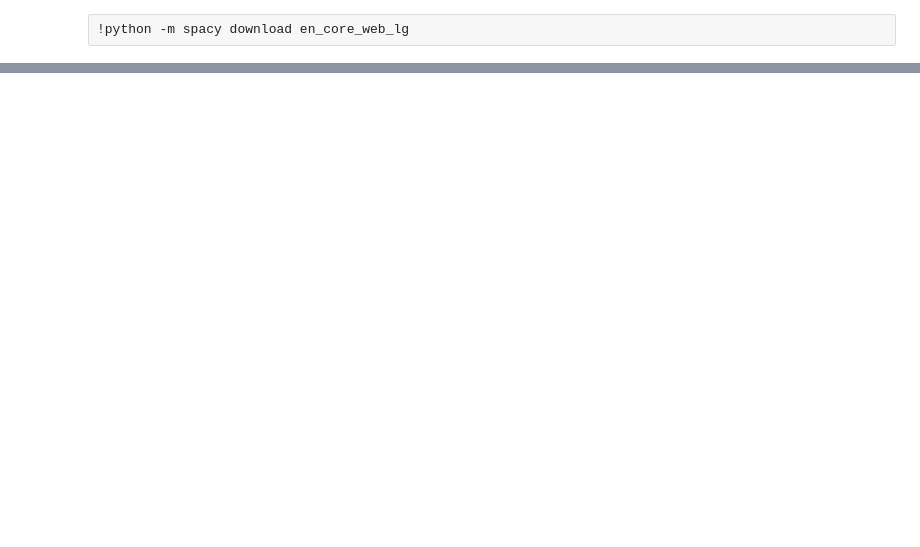
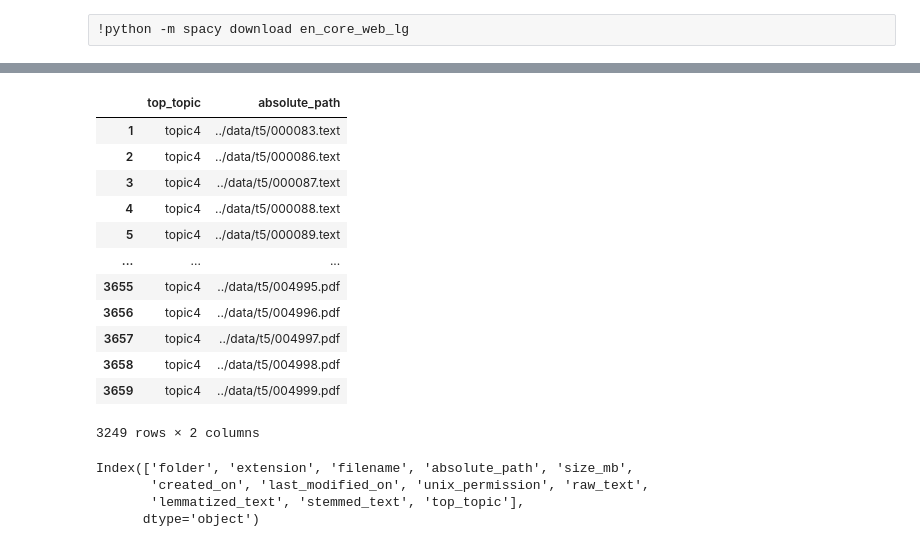
Before and after one commit to sizigia/controlledchaos, a Jupyter notebook: notebooks/3_Cleaning Text.ipynb, the cells around one changed output, grey strips where cells are left out. Cells and saved outputs as stored; diff of their text form; code cells hidden in the pictures; blank space fills up the shorter version.

```diff
--- a/notebooks/3_Cleaning Text.ipynb
+++ b/notebooks/3_Cleaning Text.ipynb
@@ -102,0 +130,10 @@ print("%s")
+# %%
+pair_sig_topic = list(zip(Sigma, range(k)))
+for i in range(k):
+    print(pair_sig_topic[i][0])
+    if str(pair_sig_topic[i][0])[:3] == str(pair_sig_topic[i + 1][0])[:3]:#(pair_sig_topic[i][0] / pair_sig_topic[i + 1][0]) == 1.0:
+        print(pair_sig_topic[i][0], pair_sig_topic[i + 1][0])
+        print(pair_sig_topic[i][1], pair_sig_topic[i + 1][1])
+        print(pair_sig_topic[i + 2])
+        print(str(pair_sig_topic[i + 2][0])[:3])
+        break
@@ -102,0 +230,21 @@ print("%s")
+# %%
+%%time
+
+# Use LDA to look for 5 topics
+learning_decay, n_topics = gridsearch.best_params_.values()
+model = LatentDirichletAllocation(learning_method='online', n_components=n_topics, learning_decay=learning_decay)
+model.fit(X_tfidf)
+
+# Print the top 10 words per topic
+n_words = 10
+feature_names = tfidf.get_feature_names()
+
+topic_list = []
+for topic_idx, topic in enumerate(model.components_):
+    top_n = [feature_names[i]
+             for i in topic.argsort()
+             [-n_words:]][::-1]
+    top_features = ' '.join(top_n)
+    topic_list.append(f"topic_{'_'.join(top_n[:3])}")
+
+    print(f"Topic {topic_idx}: {top_features}")
@@ -102,0 +305,7 @@ print("%s")
+# %%
+label = df['stemmed_text'].index
+doc_topic = pd.DataFrame(model.fit_transform(tfidf.fit_transform(df['stemmed_text'])).round(5),
+                         index = label,
+                         columns=['topic{}'.format(i + 1) for i in range(n_topics)])
+
+df['top_topic'] = doc_topic.idxmax(axis=1)
@@ -102,0 +321,23 @@ print("%s")
+# %%
+df[['top_topic', 'absolute_path']]
+# %% [output]
+|  | top_topic | absolute_path |
+| 1 | topic4 | ../data/t5/000083.text |
+| 2 | topic4 | ../data/t5/000086.text |
+| 3 | topic4 | ../data/t5/000087.text |
+| 4 | topic4 | ../data/t5/000088.text |
+| 5 | topic4 | ../data/t5/000089.text |
+| ... | ... | ... |
+| 3655 | topic4 | ../data/t5/004995.pdf |
+| 3656 | topic4 | ../data/t5/004996.pdf |
+| 3657 | topic4 | ../data/t5/004997.pdf |
+| 3658 | topic4 | ../data/t5/004998.pdf |
+| 3659 | topic4 | ../data/t5/004999.pdf |
+3249 rows × 2 columns
+# %%
+df.columns
+# %% [output]
+Index(['folder', 'extension', 'filename', 'absolute_path', 'size_mb',
+       'created_on', 'last_modified_on', 'unix_permission', 'raw_text',
+       'lemmatized_text', 'stemmed_text', 'top_topic'],
+      dtype='object')
```
Also changed, not shown: parts of 41 cells of this notebook, 4 other files.
